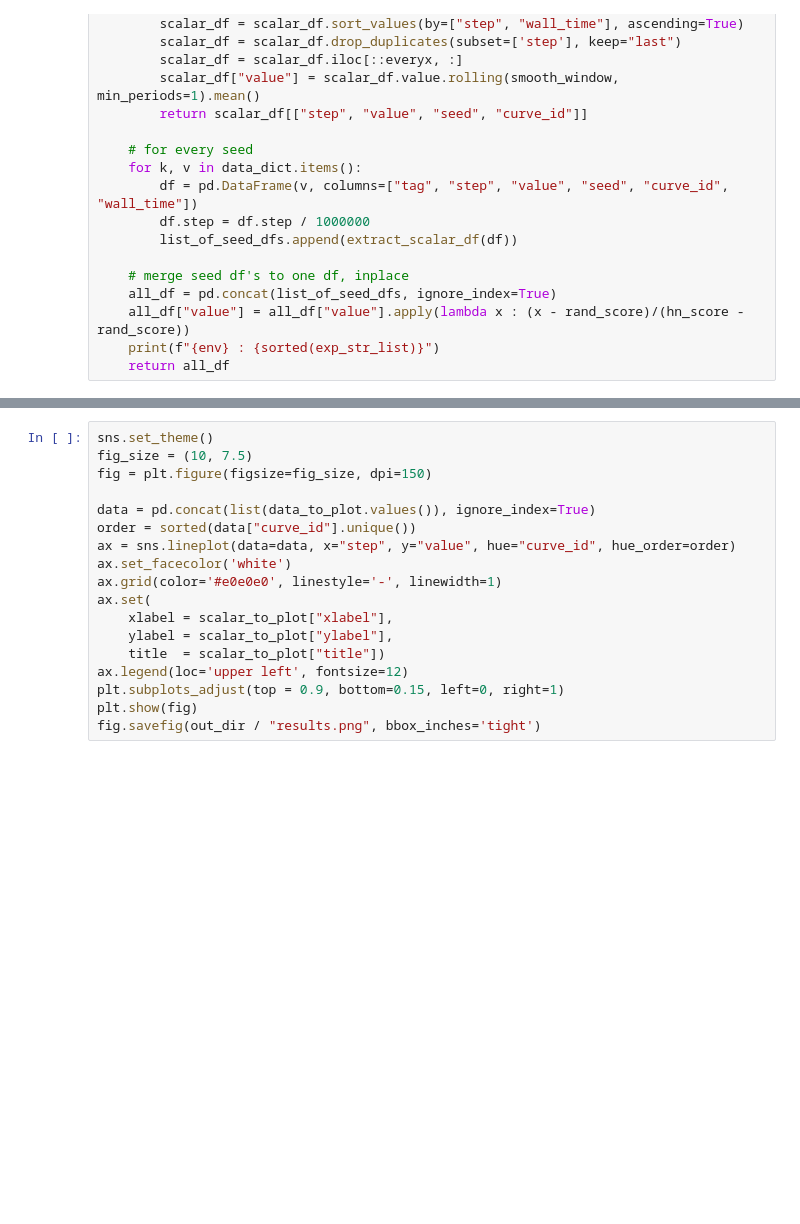
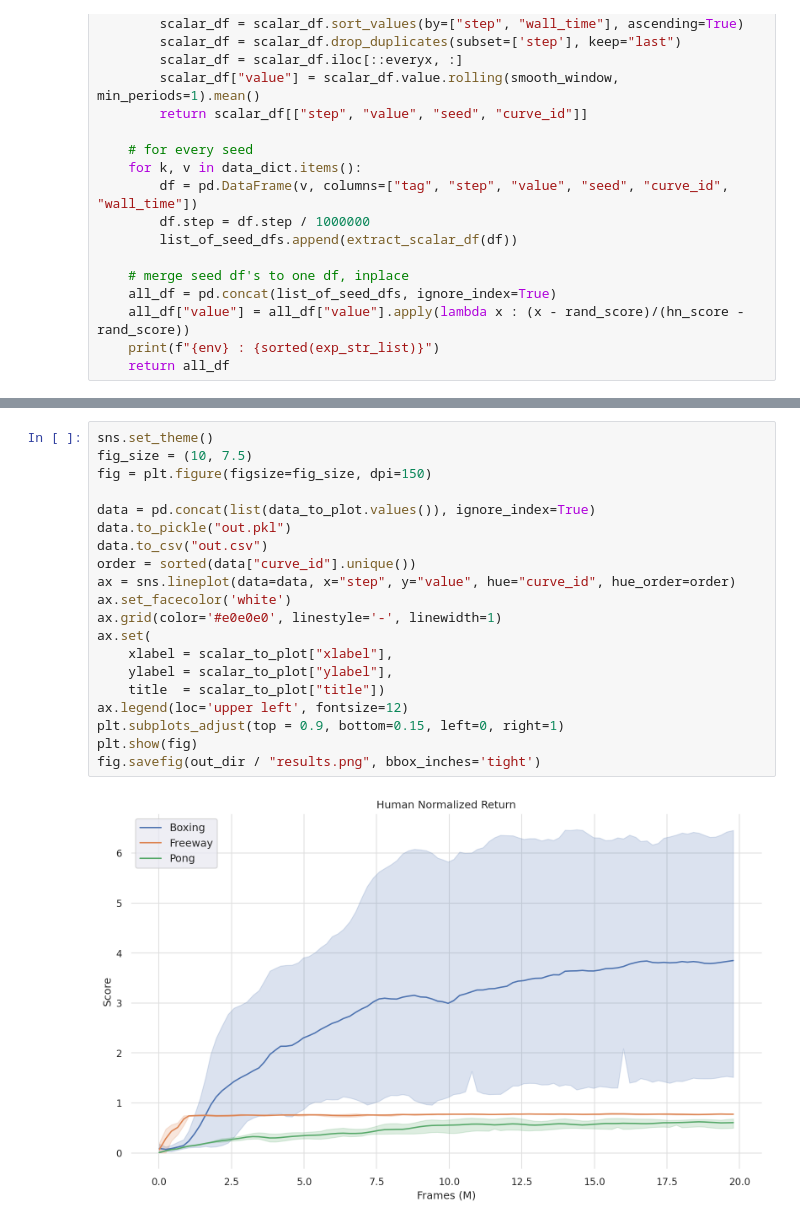
Before and after one commit to k4ntz/OC_Atari, a Jupyter notebook: scripts/agents/visualize.ipynb, the cells around one changed output, grey strips where cells are left out. Cells and saved outputs as stored; diff of their text form; blank space fills up the shorter version.

```diff
--- a/scripts/agents/visualize.ipynb
+++ b/scripts/agents/visualize.ipynb
@@ -138,18 +143,22 @@ for e in envs:
 # %%
 sns.set_theme()
 fig_size = (10, 7.5)
 fig = plt.figure(figsize=fig_size, dpi=150)
 
 data = pd.concat(list(data_to_plot.values()), ignore_index=True)
+data.to_pickle("out.pkl")
+data.to_csv("out.csv")
 order = sorted(data["curve_id"].unique())
 ax = sns.lineplot(data=data, x="step", y="value", hue="curve_id", hue_order=order)
 ax.set_facecolor('white')
 ax.grid(color='#e0e0e0', linestyle='-', linewidth=1)
 ax.set(
     xlabel = scalar_to_plot["xlabel"],
     ylabel = scalar_to_plot["ylabel"],
     title  = scalar_to_plot["title"])
 ax.legend(loc='upper left', fontsize=12)
 plt.subplots_adjust(top = 0.9, bottom=0.15, left=0, right=1)
 plt.show(fig)
 fig.savefig(out_dir / "results.png", bbox_inches='tight')
+# %% [output]
+[figure, added]
```
Also changed, not shown: parts of 1 cell of this notebook, 13 other files.
